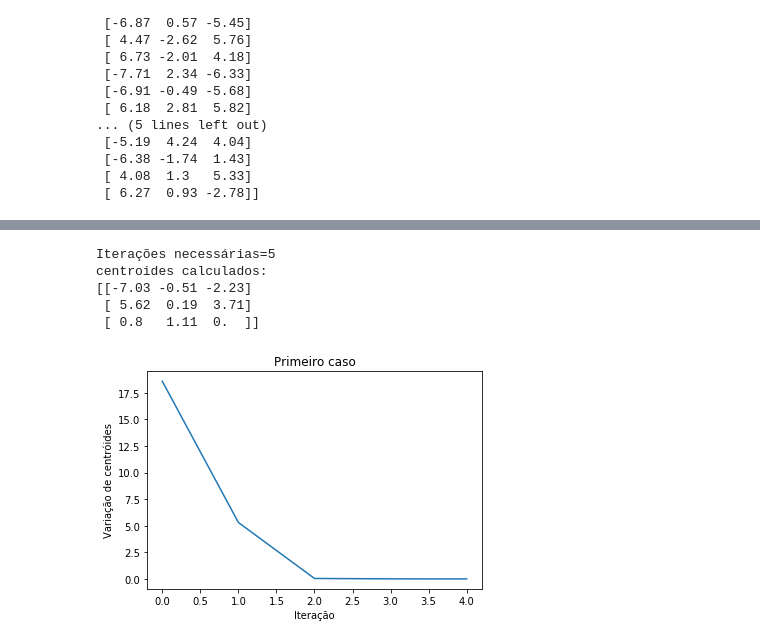
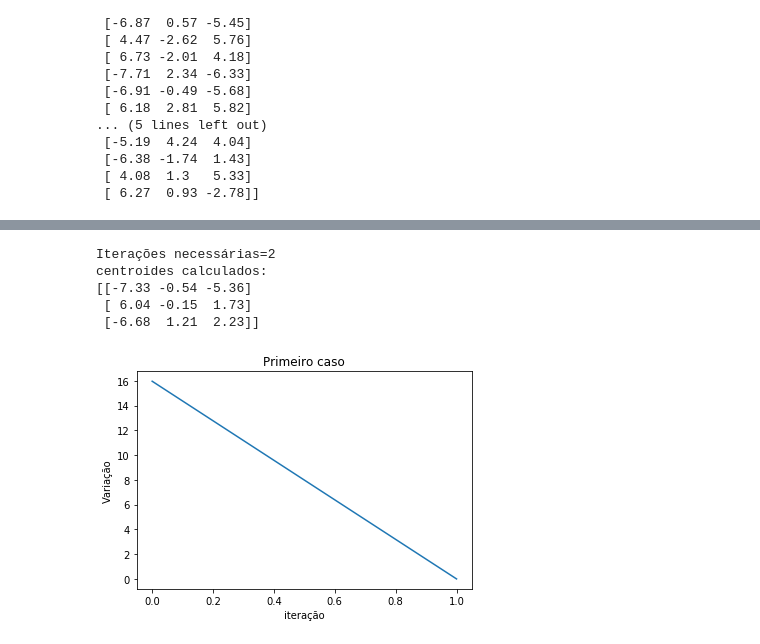
Before and after one commit to victorers1/DCA0133-AprendizagemDeMaquina, a Jupyter notebook: Unidade 3/q3-KMeans.ipynb, the cells around one changed output, grey strips where cells are left out. Saved outputs shown, nothing was run; the diff lists cells and outputs as text; code cells hidden in the pictures.

```diff
--- a/Unidade 3/q3-KMeans.ipynb
+++ b/Unidade 3/q3-KMeans.ipynb
@@ -112,17 +146,17 @@ Como neste problema temos 3 centróides, há 3 erros a serem calculados. Em segu
 # %%
-centroides = [[0,0,0],[1,1,1],[-1,0,2]]
-result,erro = kMeans(dados, 50, centroides)
-print('Iterações necessárias='+str(len(erro)))
-print('centroides calculados: \n'+str(np.round(result,2)))
-plt.plot(erro)
+centroides = [[0, 0, 0],[1, 1, 1],[-1, 0, 2]]
+result1,erro1 = kMeans(dados, 1e-3, centroides)
+print('Iterações necessárias='+str(len(erro1)))
+print('centroides calculados: \n'+str(np.round(result1,2)))
+plt.plot(erro1)
 plt.title('Primeiro caso')
-plt.xlabel('Iteração')
-plt.ylabel('Variação de centróides')
+plt.xlabel('iteração')
+plt.ylabel('Variação')
 plt.show()
 # %% [output]
-Iterações necessárias=5
+Iterações necessárias=2
 centroides calculados:
-[[-7.03 -0.51 -2.23]
- [ 5.62  0.19  3.71]
- [ 0.8   1.11  0.  ]]
+[[-7.33 -0.54 -5.36]
+ [ 6.04 -0.15  1.73]
+ [-6.68  1.21  2.23]]
-[figure, old version]
+[figure, new version]
```
Also changed, not shown: parts of 13 cells of this notebook, 5 other files.
